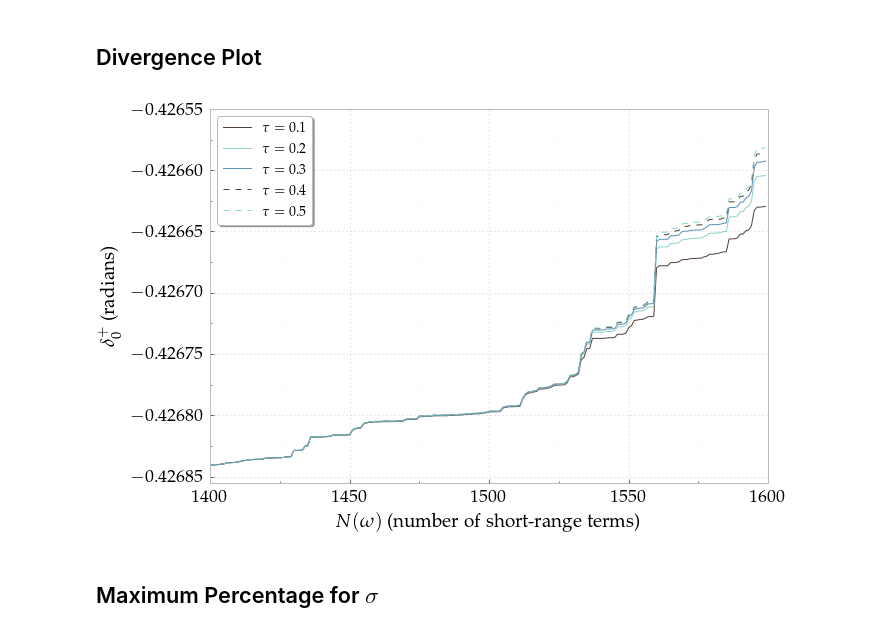
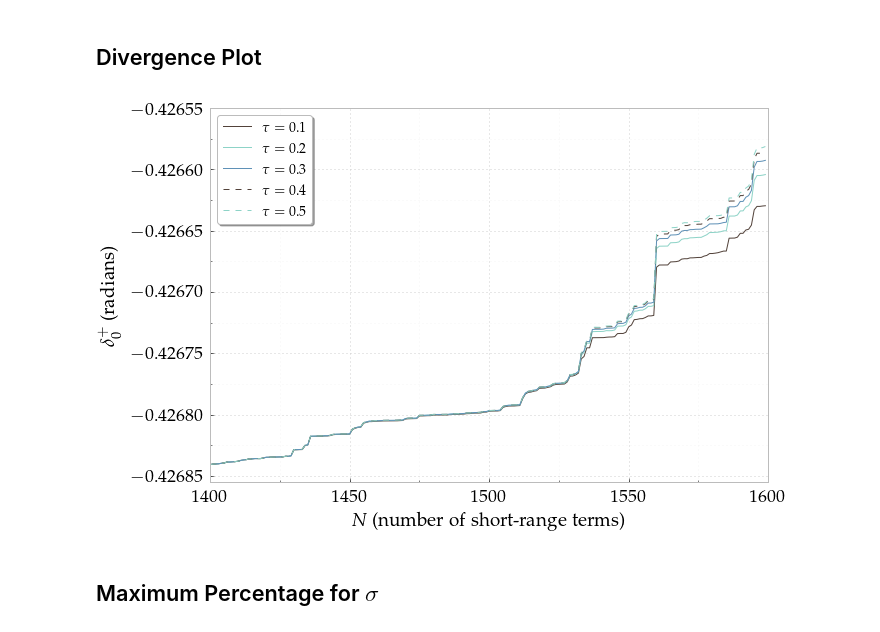
Before and after one commit to DentonW/Papers, a Jupyter notebook: PRA PsH/IPython/Paper Images.ipynb, the cells around one changed output. Drawn from its saved outputs; the diff is of its cells as text; code cells hidden in the pictures.

```diff
--- a/PRA PsH/IPython/Paper Images.ipynb
+++ b/PRA PsH/IPython/Paper Images.ipynb
@@ -1188,23 +1188,23 @@ gen05 = GetPhaseN(cursor, 'data_phase_swavesinglet_w7k01m09a0586b0580g1093_ap_17
 # %%
 colors = ('#52423A', '#8dd3c7', '#5F91B7')
 terms = np.array(range(1400,1600))
 #pyplot.plot(terms,  smat[1400:1600], lw=1, label=r'S-matrix')
 pyplot.plot(terms, gen01[1400:1600], lw=1, label=r'$\tau = 0.1$', ls='solid', color=colors[0])
 pyplot.plot(terms, gen02[1400:1600], lw=1, label=r'$\tau = 0.2$', ls='solid', color=colors[1])
 pyplot.plot(terms, gen03[1400:1600], lw=1, label=r'$\tau = 0.3$', ls='solid', color=colors[2])
 pyplot.plot(terms, gen04[1400:1600], lw=1, label=r'$\tau = 0.4$', ls='dashed', color=colors[0])
 pyplot.plot(terms, gen05[1400:1600], lw=1, label=r'$\tau = 0.5$', ls='dashed', color=colors[1])
-pyplot.xlabel(r"$N(\omega)$ (number of short-range terms)")
+pyplot.xlabel(r"$N$ (number of short-range terms)")
 pyplot.ylabel(r"$\delta_0^+$ (radians)")
 pyplot.xlim([1400, 1600])
 pyplot.ylim([-0.426855, -0.42655])
 pyplot.legend()
 pyplot.gca().get_yaxis().get_major_formatter().set_useOffset(False)
 FixPlot(plt)
 pyplot.savefig('swave-phase-divergence.pdf', bbox_inches='tight')
 pyplot.show()
 # %% [output]
-[figure, old version]
+[figure, new version]
 # %% [markdown]
 ## Maximum Percentage for $\sigma$
 # %%
```
Also changed, not shown: parts of 2 cells of this notebook, 7 other files.
